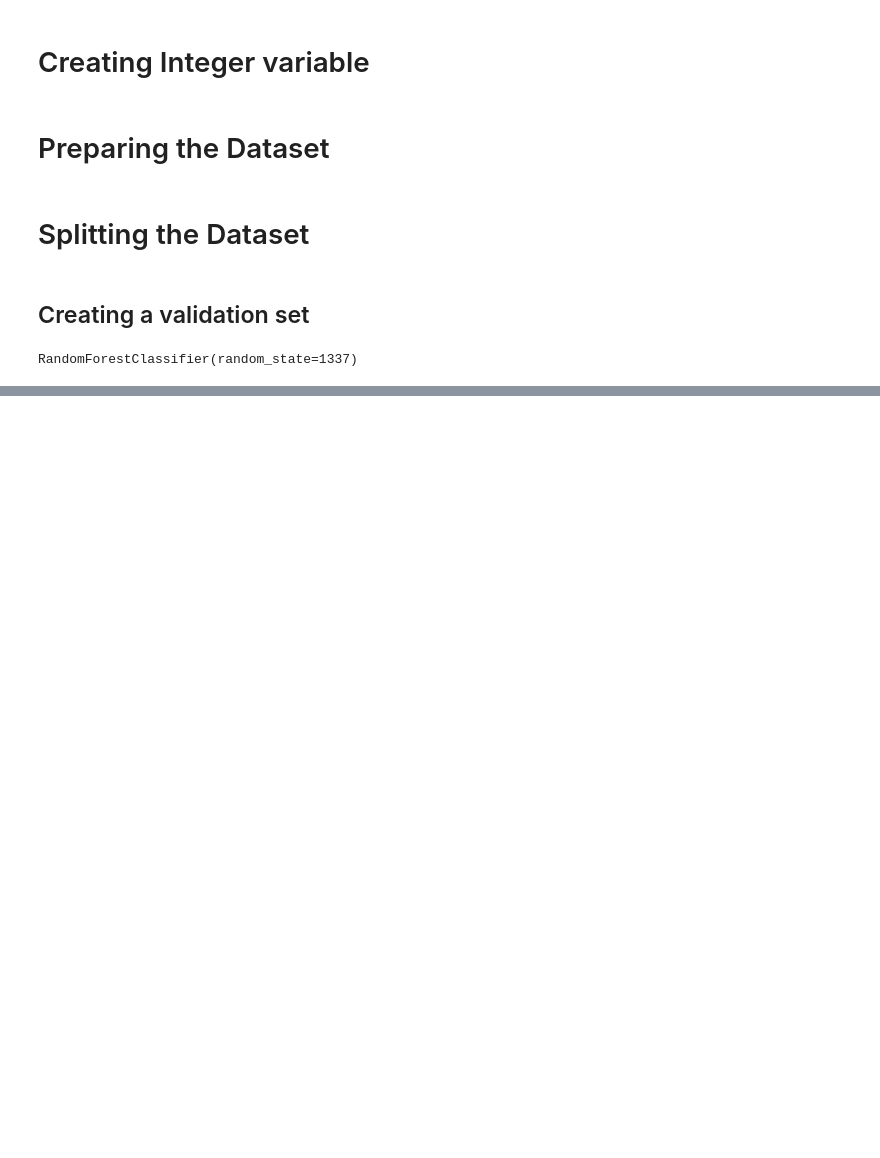
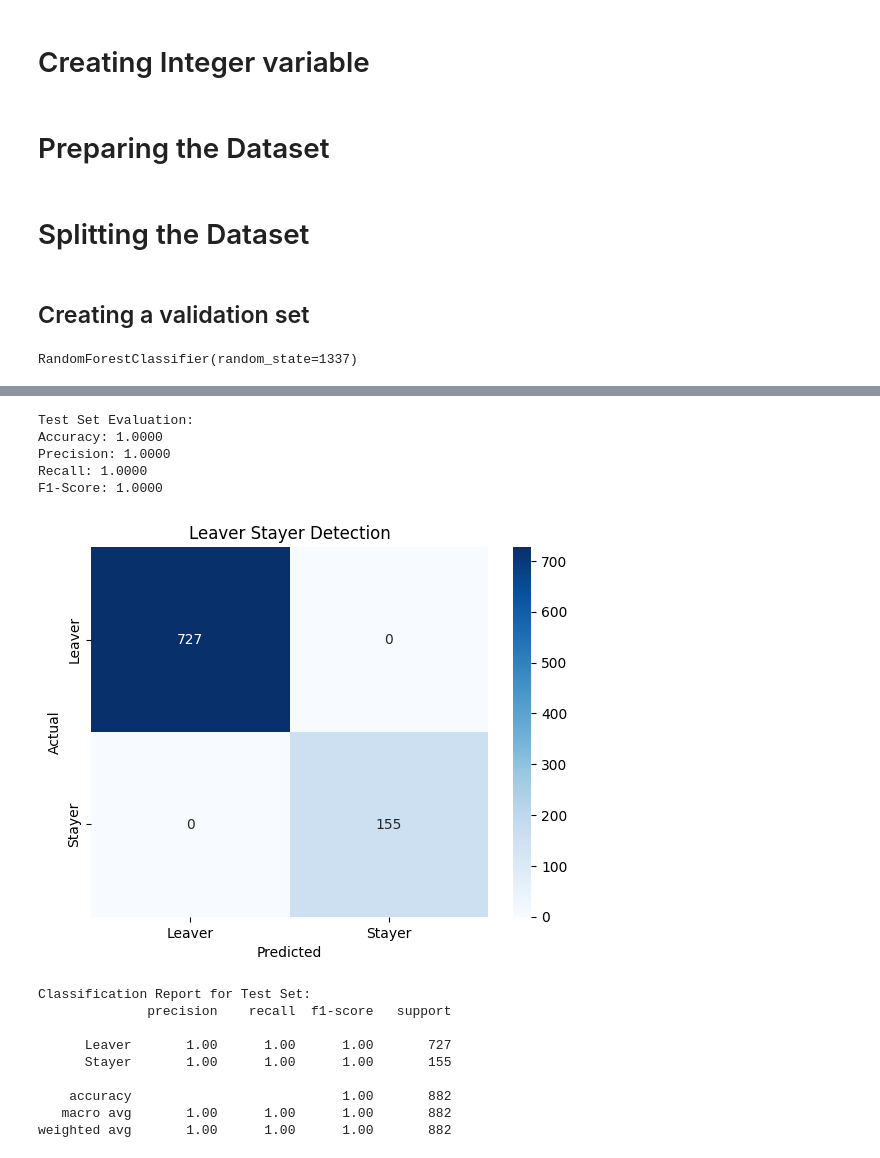
Before and after one commit to Vore667/HumanForYou, a Jupyter notebook: projet_ia.ipynb, the cells around one changed output, grey strips where cells are left out. Saved outputs shown, nothing was run; the diff lists cells and outputs as text; code cells hidden in the pictures; blank space fills up the shorter version.

```diff
--- a/projet_ia.ipynb
+++ b/projet_ia.ipynb
@@ -231,3 +231,45 @@ Classification Report for Validation Set:
     accuracy                           1.00      1059
    macro avg       1.00      1.00      1.00      1059
 weighted avg       1.00      1.00      1.00      1059
+# %%
+# Final evaluation on the test set
+test_multi_predictions = rf_model_multi.predict(test_X)
+test_accuracy = accuracy_score(test_Y, test_multi_predictions)
+test_precision = precision_score(test_Y, test_multi_predictions, average='weighted')
+test_recall = recall_score(test_Y, test_multi_predictions, average='weighted')
+test_f1 = f1_score(test_Y, test_multi_predictions, average='weighted')
+print("\nTest Set Evaluation:")
+print(f"Accuracy: {test_accuracy:.4f}")
+print(f"Precision: {test_precision:.4f}")
+print(f"Recall: {test_recall:.4f}")
+print(f"F1-Score: {test_f1:.4f}")
+
+# Confusion Matrix for Test Set
+test_conf_matrix = confusion_matrix(test_Y, test_multi_predictions)
+sns.heatmap(test_conf_matrix, annot=True, fmt='d', cmap='Blues',
+            xticklabels=class_labels,
+            yticklabels=class_labels)
+plt.title('Leaver Stayer Detection')
+plt.xlabel('Predicted')
+plt.ylabel('Actual')
+plt.show()
+
+# Classification Report for Test Set
+print("Classification Report for Test Set:")
+print(classification_report(test_Y, test_multi_predictions, target_names=class_labels))
+# %% [output]
+Test Set Evaluation:
+Accuracy: 1.0000
+Precision: 1.0000
+Recall: 1.0000
+F1-Score: 1.0000
+[figure, added]
+Classification Report for Test Set:
+              precision    recall  f1-score   support
+
+      Leaver       1.00      1.00      1.00       727
+      Stayer       1.00      1.00      1.00       155
+
+    accuracy                           1.00       882
+   macro avg       1.00      1.00      1.00       882
+weighted avg       1.00      1.00      1.00       882
```
Also changed, not shown: parts of 1 cell of this notebook, 1 other file.
